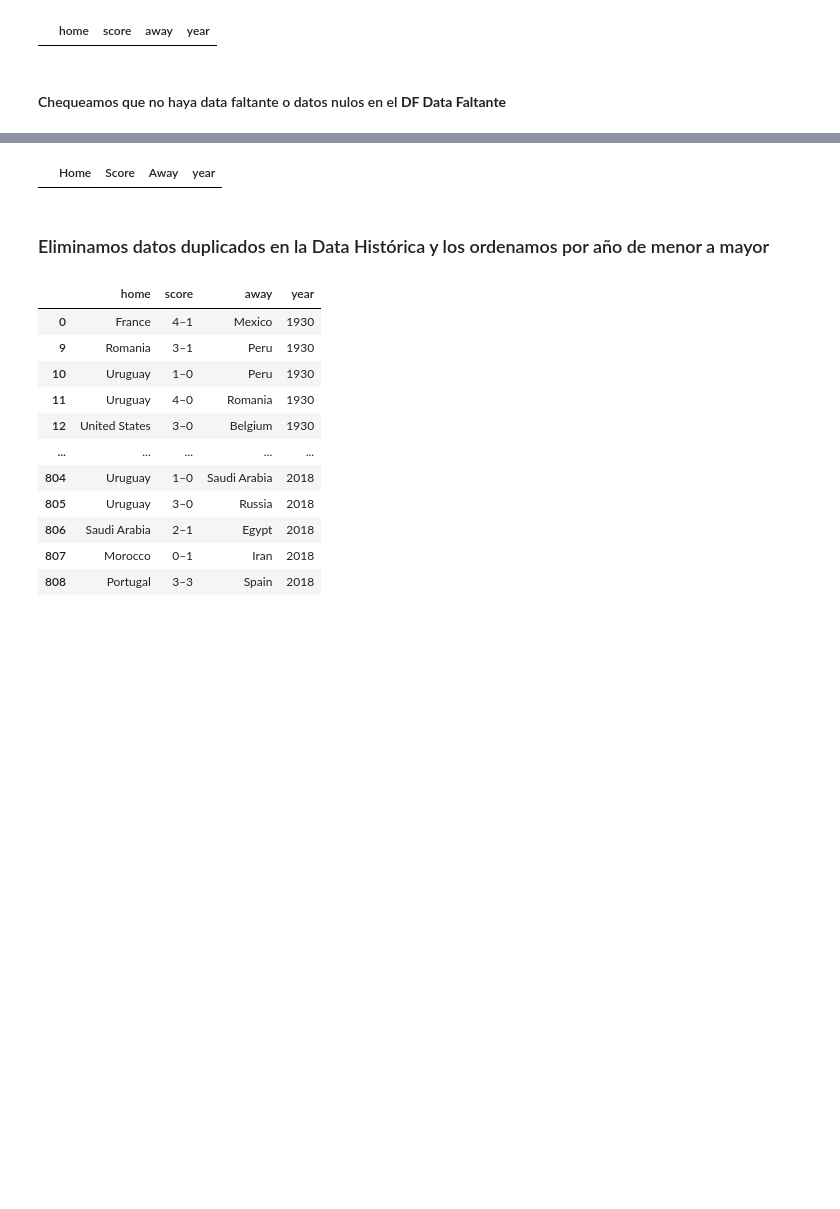
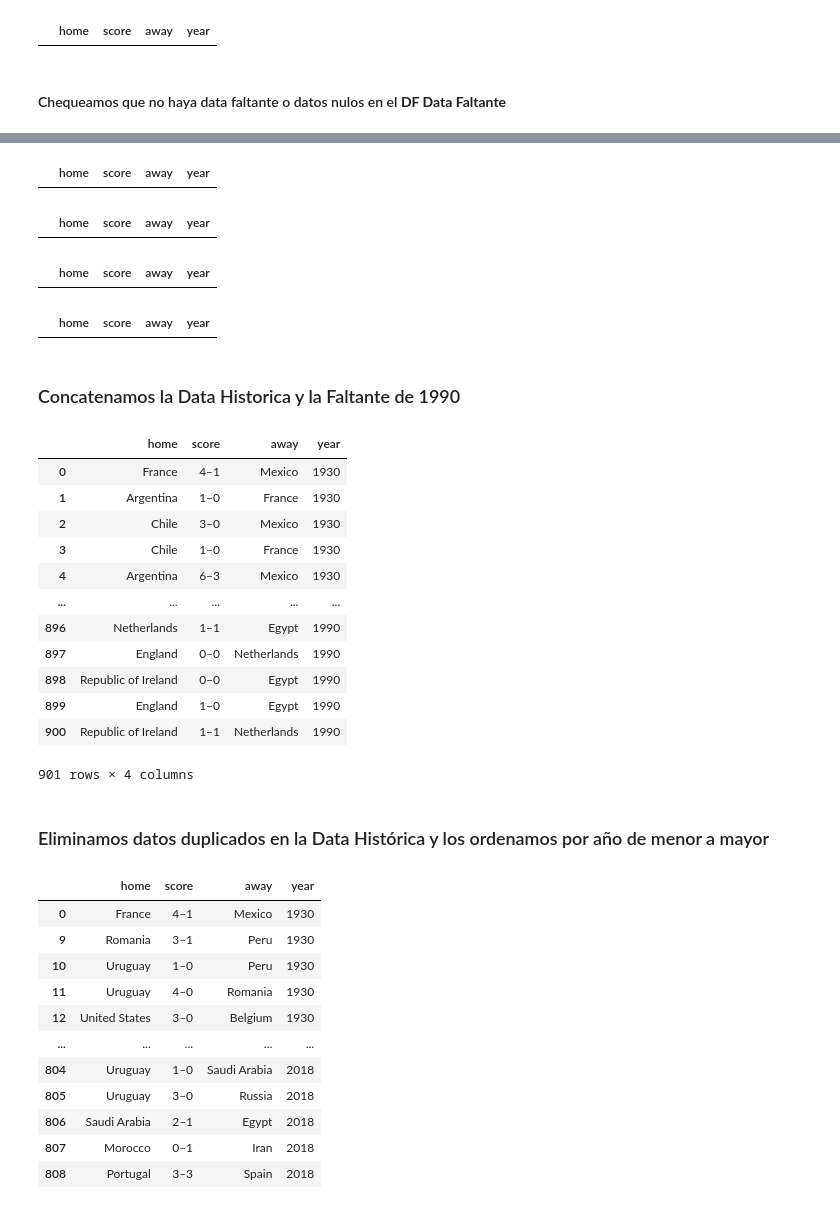
Before and after one commit to JuanjoRestrepo/Qatar-2022, a Jupyter notebook: WorldCup_Qatar2022_Predictor.ipynb, the cells around one changed output, grey strips where cells are left out. Cells and saved outputs as stored; diff of their text form; code cells hidden in the pictures; blank space fills up the shorter version.

```diff
--- a/WorldCup_Qatar2022_Predictor.ipynb
+++ b/WorldCup_Qatar2022_Predictor.ipynb
@@ -366,7 +414,38 @@ df_data_faltante[df_data_faltante['Away'].isnull()]
+# %%
+df_data_faltante_WC_1990[df_data_faltante_WC_1990['home'].isnull()]
+# %% [output]
+|  | home | score | away | year |
+# %%
+df_data_faltante_WC_1990[df_data_faltante_WC_1990['score'].isnull()]
+# %% [output]
+|  | home | score | away | year |
+# %%
+df_data_faltante_WC_1990[df_data_faltante_WC_1990['away'].isnull()]
+# %% [output]
+|  | home | score | away | year |
 # %%
-df_data_faltante[df_data_faltante['year'].isnull()]
+df_data_faltante_WC_1990[df_data_faltante_WC_1990['year'].isnull()]
 # %% [output]
-|  | Home | Score | Away | year |
+|  | home | score | away | year |
+# %% [markdown]
+### Concatenamos la Data Historica y la Faltante de 1990
+# %%
+df_data_historica = pd.concat([df_data_historica, df_data_faltante_WC_1990], ignore_index=True)
+df_data_historica
+# %% [output]
+|  | home | score | away | year |
+| 0 | France | 4–1 | Mexico | 1930 |
+| 1 | Argentina | 1–0 | France | 1930 |
+| 2 | Chile | 3–0 | Mexico | 1930 |
+| 3 | Chile | 1–0 | France | 1930 |
+| 4 | Argentina | 6–3 | Mexico | 1930 |
+| ... | ... | ... | ... | ... |
+| 896 | Netherlands | 1–1 | Egypt | 1990 |
+| 897 | England | 0–0 | Netherlands | 1990 |
+| 898 | Republic of Ireland | 0–0 | Egypt | 1990 |
+| 899 | England | 1–0 | Egypt | 1990 |
+| 900 | Republic of Ireland | 1–1 | Netherlands | 1990 |
+901 rows × 4 columns
 # %% [markdown]
 ### Eliminamos datos duplicados en la Data Histórica y los ordenamos por año de menor a mayor
 # %%
```
Also changed, not shown: parts of 17 cells of this notebook.
